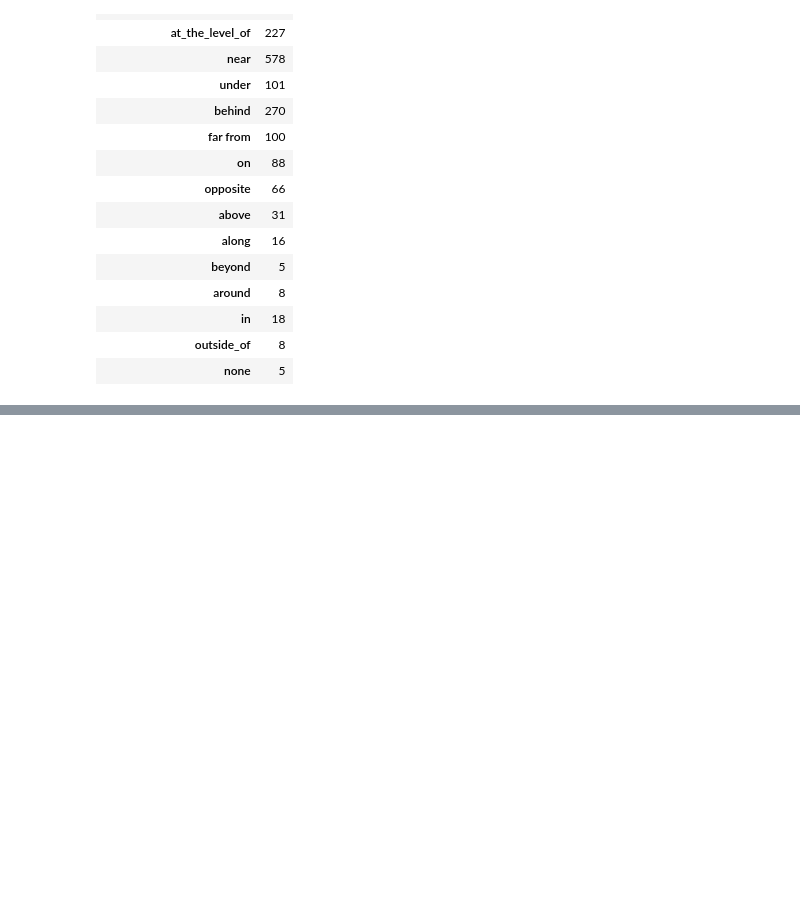
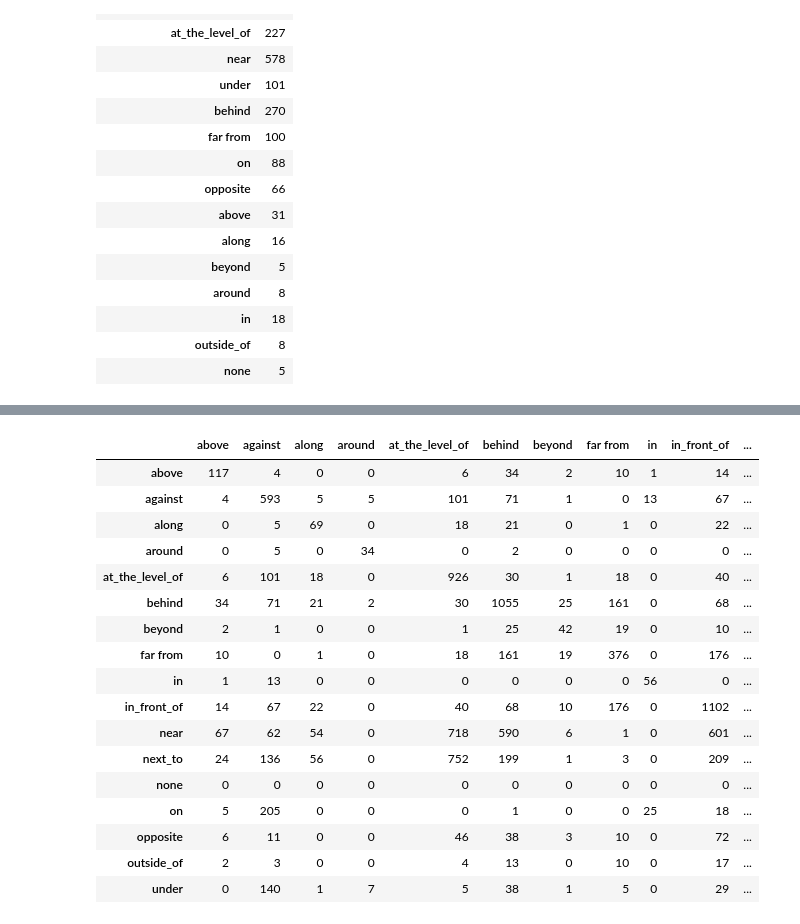
Before and after one commit to Zach128/CCE5225-assignment-2, a Jupyter notebook: CCE5225_Assignment_II_PGM_2020-21.ipynb, the cells around one changed output, grey strips where cells are left out. Saved outputs shown, nothing was run; the diff lists cells and outputs as text; code cells hidden in the pictures; blank space fills up the shorter version.

```diff
--- a/CCE5225_Assignment_II_PGM_2020-21.ipynb
+++ b/CCE5225_Assignment_II_PGM_2020-21.ipynb
@@ -271,0 +272,31 @@ Results for 1.c:
+# %%
+# 1.d. Compute a word-word co occurrence probability distribution
+train_1d_out_labels = [' '.join(label) for label in train_out_labels]
+
+from sklearn.feature_extraction.text import CountVectorizer
+
+count_model = CountVectorizer(ngram_range=(1,2), vocabulary=label_encoder.classes_) # default unigram model
+X = count_model.fit_transform(train_1d_out_labels)
+# X[X > 0] = 1 # run this line if you don't want extra within-text cooccurence (see below)
+Xc = (X.T * X) # this is co-occurrence matrix in sparse csr format
+df = pandas.DataFrame(Xc.todense(), index = count_model.vocabulary_, columns=count_model.vocabulary_)
+display(df) # print out matrix in dense format
+# %% [output]
+|  | above | against | along | around | at_the_level_of | behind | beyond | far from | in | in_front_of | ... |
+| above | 117 | 4 | 0 | 0 | 6 | 34 | 2 | 10 | 1 | 14 | ... |
+| against | 4 | 593 | 5 | 5 | 101 | 71 | 1 | 0 | 13 | 67 | ... |
+| along | 0 | 5 | 69 | 0 | 18 | 21 | 0 | 1 | 0 | 22 | ... |
+| around | 0 | 5 | 0 | 34 | 0 | 2 | 0 | 0 | 0 | 0 | ... |
+| at_the_level_of | 6 | 101 | 18 | 0 | 926 | 30 | 1 | 18 | 0 | 40 | ... |
+| behind | 34 | 71 | 21 | 2 | 30 | 1055 | 25 | 161 | 0 | 68 | ... |
+| beyond | 2 | 1 | 0 | 0 | 1 | 25 | 42 | 19 | 0 | 10 | ... |
+| far from | 10 | 0 | 1 | 0 | 18 | 161 | 19 | 376 | 0 | 176 | ... |
+| in | 1 | 13 | 0 | 0 | 0 | 0 | 0 | 0 | 56 | 0 | ... |
+| in_front_of | 14 | 67 | 22 | 0 | 40 | 68 | 10 | 176 | 0 | 1102 | ... |
+| near | 67 | 62 | 54 | 0 | 718 | 590 | 6 | 1 | 0 | 601 | ... |
+| next_to | 24 | 136 | 56 | 0 | 752 | 199 | 1 | 3 | 0 | 209 | ... |
+| none | 0 | 0 | 0 | 0 | 0 | 0 | 0 | 0 | 0 | 0 | ... |
+| on | 5 | 205 | 0 | 0 | 0 | 1 | 0 | 0 | 25 | 18 | ... |
+| opposite | 6 | 11 | 0 | 0 | 46 | 38 | 3 | 10 | 0 | 72 | ... |
+| outside_of | 2 | 3 | 0 | 0 | 4 | 13 | 0 | 10 | 0 | 17 | ... |
+| under | 0 | 140 | 1 | 7 | 5 | 38 | 1 | 5 | 0 | 29 | ... |
```
Also changed, not shown: parts of 3 cells of this notebook, 1 other file.
